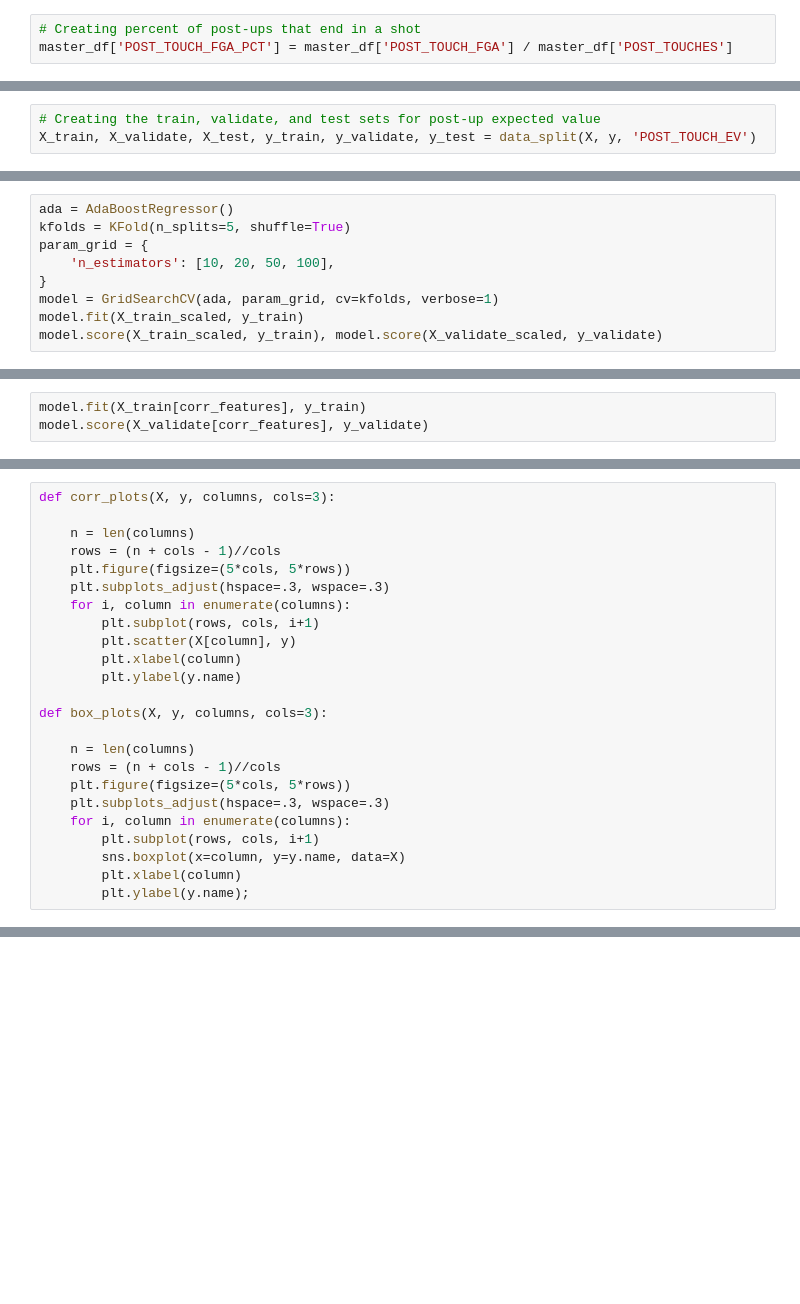
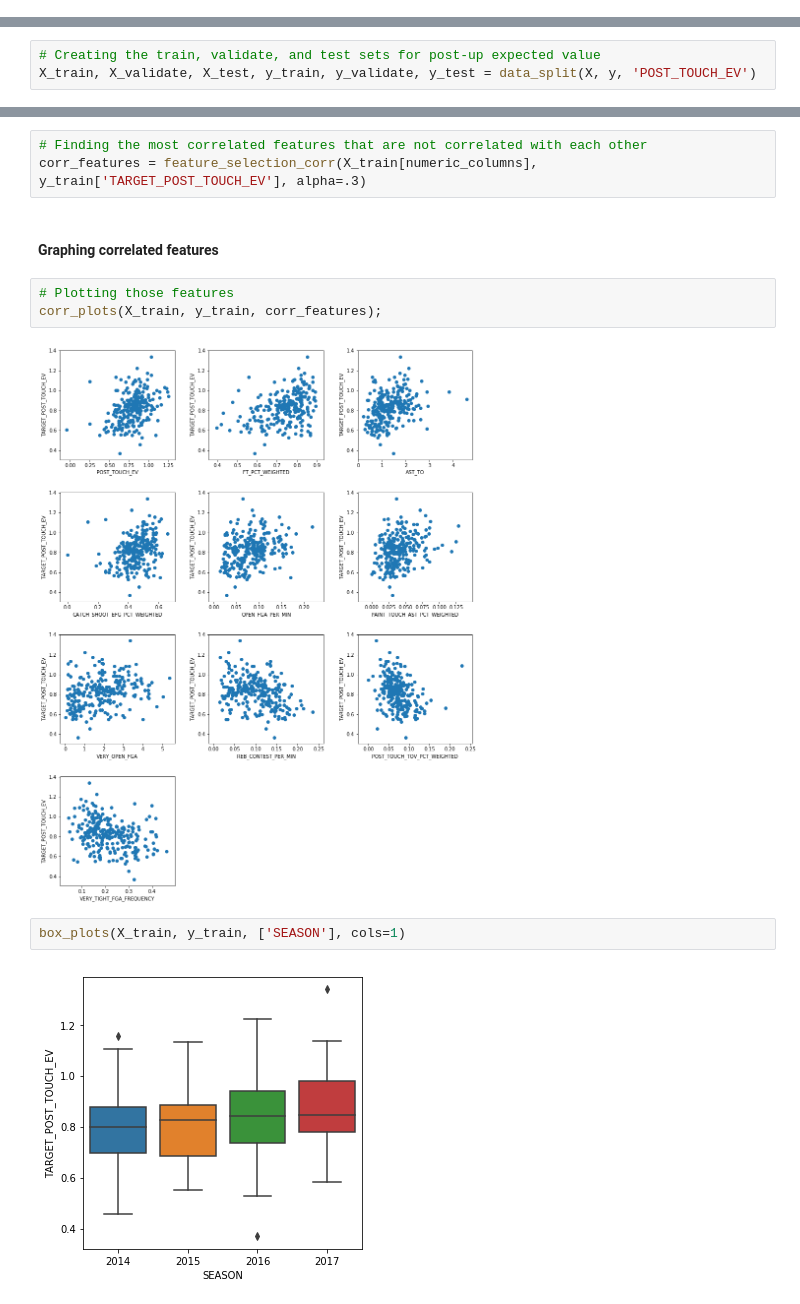
Before and after one commit to dtadmor/NBA-Player-Growth, a Jupyter notebook: Predicting Post Up EV.ipynb, the cells around one changed output, grey strips where cells are left out. Cells and saved outputs as stored; diff of their text form; blank space fills up the shorter version.

```diff
--- a/Predicting Post Up EV.ipynb
+++ b/Predicting Post Up EV.ipynb
@@ -44,3 +40,0 @@ master_df['SKINNY'] = master_df['PLAYER_HEIGHT_INCHES'] / master_df['PLAYER_WEIG
-# %%
-# Creating percent of post-ups that end in a shot
-master_df['POST_TOUCH_FGA_PCT'] = master_df['POST_TOUCH_FGA'] / master_df['POST_TOUCHES']
@@ -244,9 +59,0 @@ Fitting 5 folds for each of 700 candidates, totalling 3500 fits
-# %%
-ada = AdaBoostRegressor()
-kfolds = KFold(n_splits=5, shuffle=True)
-param_grid = {
-    'n_estimators': [10, 20, 50, 100],
-}
-model = GridSearchCV(ada, param_grid, cv=kfolds, verbose=1)
-model.fit(X_train_scaled, y_train)
-model.score(X_train_scaled, y_train), model.score(X_validate_scaled, y_validate)
@@ -262,3 +59,0 @@ array([ 0.41135847,  0.1885663 ,  0.20094218, -0.01584757,  0.08753059])
-# %%
-model.fit(X_train[corr_features], y_train)
-model.score(X_validate[corr_features], y_validate)
@@ -299,24 +59,0 @@ post_up_features = corr_finder(X_post_EV_train, y_post_EV_train[['TARGET_POST_TO
-# %%
-def corr_plots(X, y, columns, cols=3):
-
-    n = len(columns)
-    rows = (n + cols - 1)//cols
-    plt.figure(figsize=(5*cols, 5*rows))
-    plt.subplots_adjust(hspace=.3, wspace=.3)
-    for i, column in enumerate(columns):
-        plt.subplot(rows, cols, i+1)
-        plt.scatter(X[column], y)
-        plt.xlabel(column)
-        plt.ylabel(y.name)
-
-def box_plots(X, y, columns, cols=3):
-
-    n = len(columns)
-    rows = (n + cols - 1)//cols
-    plt.figure(figsize=(5*cols, 5*rows))
-    plt.subplots_adjust(hspace=.3, wspace=.3)
-    for i, column in enumerate(columns):
-        plt.subplot(rows, cols, i+1)
-        sns.boxplot(x=column, y=y.name, data=X)
-        plt.xlabel(column)
-        plt.ylabel(y.name);
@@ -431,0 +91,14 @@ ADD SOMEKIND OF PERCENT OF SHOTS THAT ARE 3'S OR PERCENT OF PULL UP SHOTS THAT A
+# %%
+# Finding the most correlated features that are not correlated with each other
+corr_features = feature_selection_corr(X_train[numeric_columns], y_train['TARGET_POST_TOUCH_EV'], alpha=.3)
+# %% [markdown]
+#### Graphing correlated features
+# %%
+# Plotting those features
+corr_plots(X_train, y_train, corr_features);
+# %% [output]
+[figure, added]
+# %%
+box_plots(X_train, y_train, ['SEASON'], cols=1)
+# %% [output]
+[figure, added]
```
Also changed, not shown: parts of 109 cells of this notebook, 7 other files.
